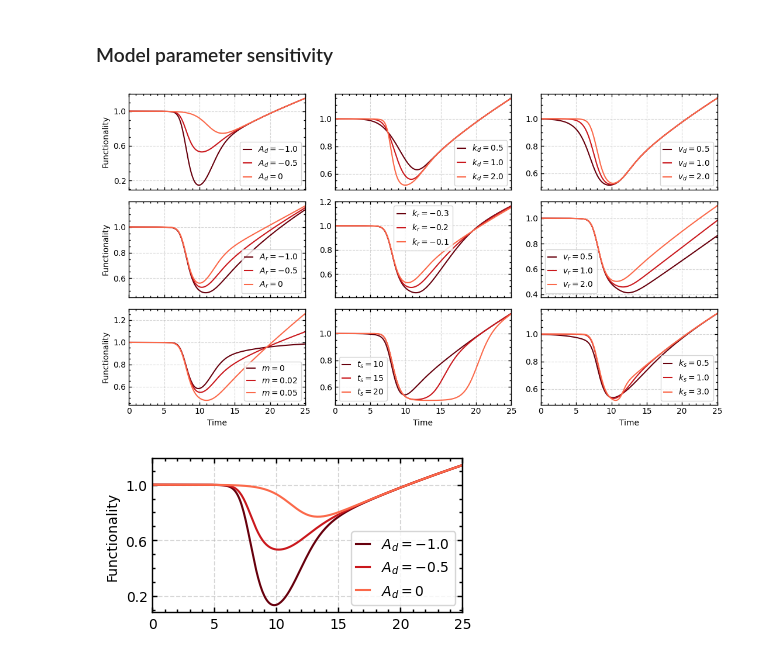
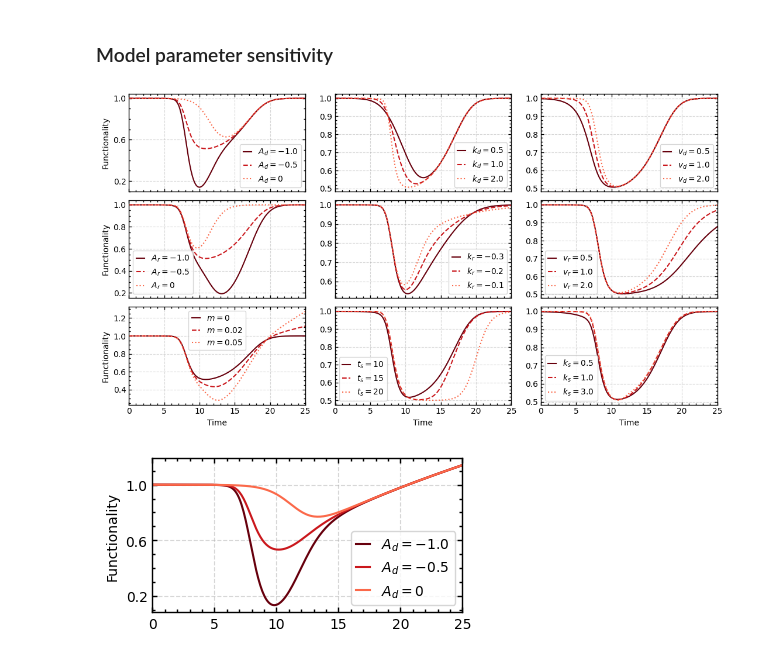
Before and after one commit to LastStriker11/disruptive_taxi_demand, a Jupyter notebook: conceptual_visualization.ipynb, the cells around one changed output. Cells and saved outputs as stored; diff of their text form; code cells hidden in the pictures.

Commit message:
new figures

```diff
--- a/conceptual_visualization.ipynb
+++ b/conceptual_visualization.ipynb
@@ -352,8 +345,8 @@ t = np.linspace(0, 25, 300)   # time vector
 
 # Baseline parameters (typical values)
 base_params = [-0.5,  1.5,  2.5, # A_d, k_d, v_d
-               -0.5, -0.1,  3.5, # A_r, k_r, v_r
-               0.03,  # m
+               -0.5, -0.5,  3.5, # A_r, k_r, v_r
+               0.0,  # m
                7.5, 19.5, 11.5, # t_d, t_r, t_s
                1]  # k_s
 # base_params = [-0.5,  1.5,  2.31544508, # A_d, k_d, v_d
@@ -363,6 +356,7 @@ base_params = [-0.5,  1.5,  2.5, # A_d, k_d, v_d
 #                1]  # k_s
 cmap = plt.cm.Reds
 colors = [cmap((4-i)/4) for i in range(4)]
+ls = ['-', '--', ':']
 fig, axes = plt.subplots(nrows=3, ncols=3, figsize=(11, 6))
 for i in range(3):
     for j in range(3):
@@ -380,20 +374,20 @@ for i in range(3):
 for c, A_d in enumerate([-1.0, -0.5, 0]):
     params = base_params.copy()
     params[0] = A_d
-    axes[0,0].plot(t, resilience_curve(t, params), label=f"$A_d={A_d}$", color=colors[c])
+    axes[0,0].plot(t, resilience_curve(t, params), label=f"$A_d={A_d}$", color=colors[c], linestyle=ls[c])
 axes[0,0].set_ylabel("Functionality"); axes[0,0].legend(handlelength=1); axes[0,0].grid(True, linestyle='--', alpha=0.5)
 axes[0,0].set_yticks([0.2,0.6,1])
 
 for c, k_d in enumerate([0.5, 1.0, 2.0]):
     params = base_params.copy()
     params[1] = k_d
-    axes[0,1].plot(t, resilience_curve(t, params), label=f"$k_d={k_d}$", color=colors[c])
+    axes[0,1].plot(t, resilience_curve(t, params), label=f"$k_d={k_d}$", color=colors[c], linestyle=ls[c])
 axes[0,1].legend(handlelength=1); axes[0,1].grid(True, linestyle='--', alpha=0.5)
 
 for c, v_d in enumerate([0.5, 1.0, 2.0]):
     params = base_params.copy()
     params[2] = v_d
-    axes[0,2].plot(t, resilience_curve(t, params), label=f"$v_d={v_d}$", color=colors[c])
+    axes[0,2].plot(t, resilience_curve(t, params), label=f"$v_d={v_d}$", color=colors[c], linestyle=ls[c])
 axes[0,2].legend(handlelength=1); axes[0,2].grid(True, linestyle='--', alpha=0.5)
 
 
@@ -401,44 +395,44 @@ axes[0,2].legend(handlelength=1); axes[0,2].grid(True, linestyle='--', alpha=0.5
 for c, A_r in enumerate([-1.0, -0.5, 0]):
     params = base_params.copy()
     params[3] = A_r
-    axes[1,0].plot(t, resilience_curve(t, params), label=f"$A_r={A_r}$", color=colors[c])
+    axes[1,0].plot(t, resilience_curve(t, params), label=f"$A_r={A_r}$", color=colors[c], linestyle=ls[c])
 axes[1,0].set_ylabel("Functionality"); axes[1,0].legend(handlelength=1); axes[1,0].grid(True, linestyle='--', alpha=0.5)
 
 for c, k_r in enumerate([-0.3,-0.2,-0.1]):
     params = base_params.copy()
     params[4] = k_r
-    axes[1,1].plot(t, resilience_curve(t, params), label=f"$k_r={k_r}$", color=colors[c])
+    axes[1,1].plot(t, resilience_curve(t, params), label=f"$k_r={k_r}$", color=colors[c], linestyle=ls[c])
 axes[1,1].legend(handlelength=1); axes[1,1].grid(True, linestyle='--', alpha=0.5)
 
 for c, v_r in enumerate([0.5, 1.0, 2.0]):
     params = base_params.copy()
     params[5] = v_r
-    axes[1,2].plot(t, resilience_curve(t, params), label=f"$v_r={v_r}$", color=colors[c])
+    axes[1,2].plot(t, resilience_curve(t, params), label=f"$v_r={v_r}$", color=colors[c], linestyle=ls[c])
 axes[1,2].legend(handlelength=1); axes[1,2].grid(True, linestyle='--', alpha=0.5)
 
 # === 3. Explore transition parameters (t_d, t_r, t_s, k_s) ===
 for c, m in enumerate([0, 0.02, 0.05]):
     params = base_params.copy()
     params[6] = m
-    axes[2,0].plot(t, resilience_curve(t, params), label=f"$m={m}$", color=colors[c])
+    axes[2,0].plot(t, resilience_curve(t, params), label=f"$m={m}$", color=colors[c], linestyle=ls[c])
 axes[2,0].set_xlabel("Time"); axes[2,0].set_ylabel("Functionality"); axes[2,0].legend(handlelength=1); axes[2,0].grid(True, linestyle='--', alpha=0.5)
 
 for c, t_s in enumerate([10, 15, 20]):
     params = base_params.copy()
     params[9] = t_s
-    axes[2,1].plot(t, resilience_curve(t, params), label=f"$t_s={t_s}$", color=colors[c])
+    axes[2,1].plot(t, resilience_curve(t, params), label=f"$t_s={t_s}$", color=colors[c], linestyle=ls[c])
 axes[2,1].set_xlabel("Time"); axes[2,1].legend(handlelength=1); axes[2,1].grid(True, linestyle='--', alpha=0.5)
 
 for c, k_s in enumerate([0.5, 1.0, 3.0]):
     params = base_params.copy()
     params[10] = k_s
-    axes[2,2].plot(t, resilience_curve(t, params), label=f"$k_s={k_s}$", color=colors[c])
+    axes[2,2].plot(t, resilience_curve(t, params), label=f"$k_s={k_s}$", color=colors[c], linestyle=ls[c])
 axes[2,2].set_xlabel("Time"); axes[2,2].legend(handlelength=1); axes[2,2].grid(True, linestyle='--', alpha=0.5)
 plt.tight_layout()
 
 fig.savefig('figures/resilience_parameter_sensitivity.pdf', bbox_inches='tight')
 # %% [output]
-[figure, old version]
+[figure, new version]
 # %%
 # === Simulation setup ===
 t = np.linspace(0, 25, 300)   # time vector
```
Also changed, not shown: parts of 3 cells of this notebook, 30 other files.
